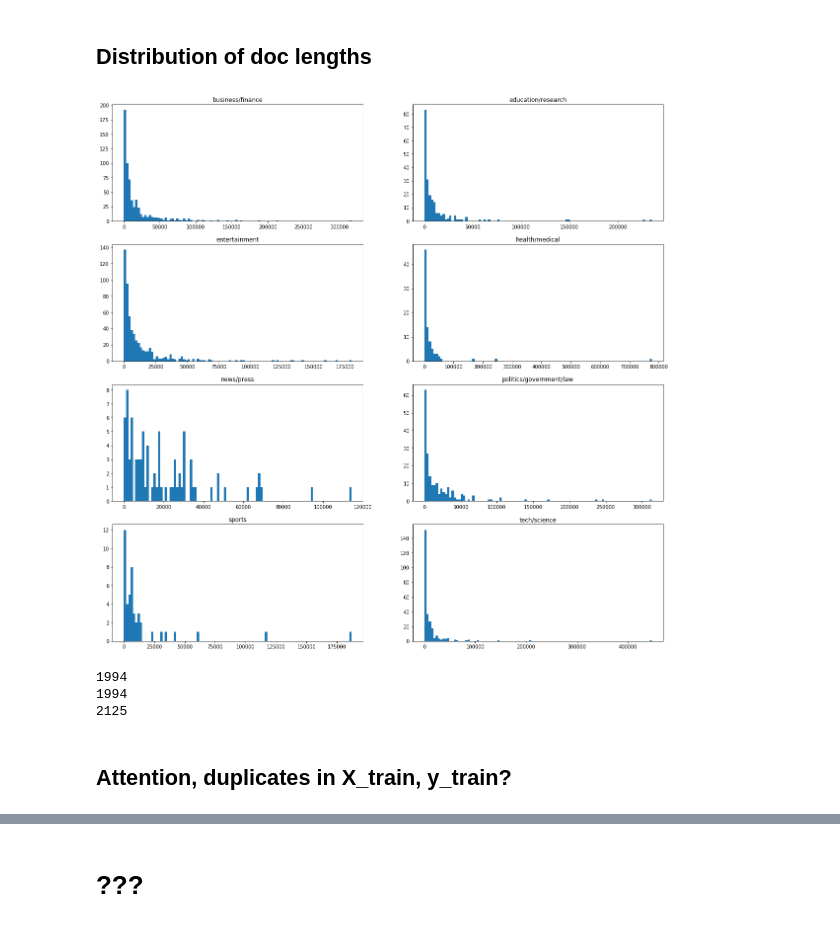
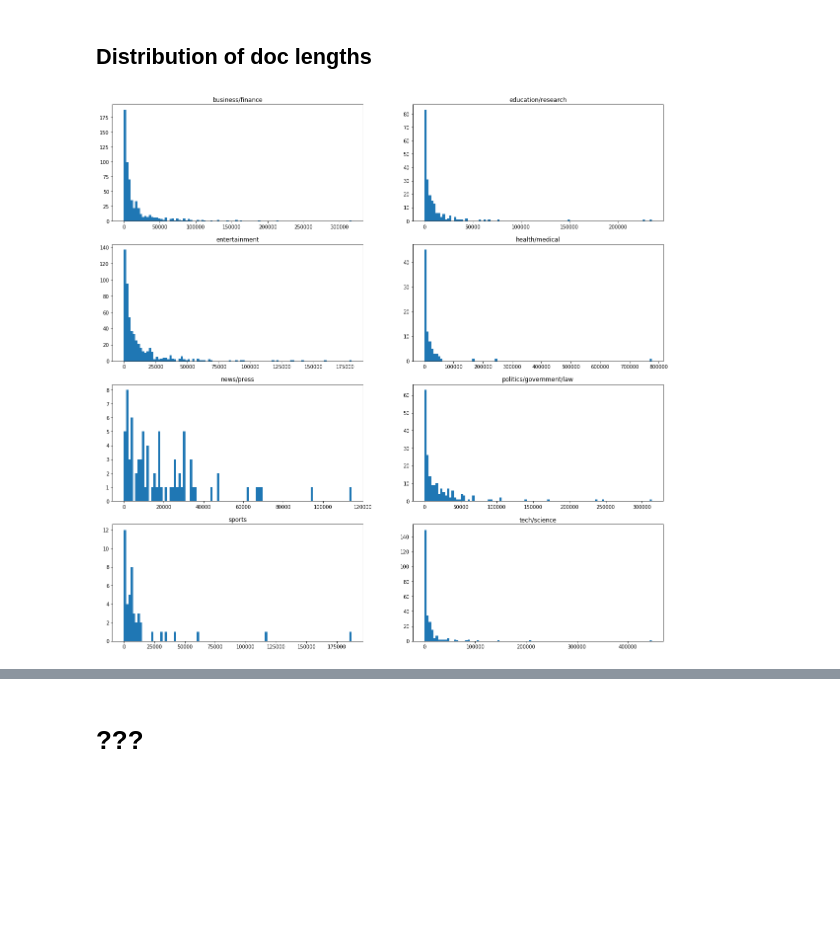
Before and after one commit to karray3000/ALTEGRAD-Challenge, a Jupyter notebook: EDA.ipynb, the cells around one changed output, grey strips where cells are left out. Drawn from its saved outputs; the diff is of its cells as text; code cells hidden in the pictures; blank space fills up the shorter version.

```diff
--- a/EDA.ipynb
+++ b/EDA.ipynb
@@ -39,0 +43,5 @@ plt.xticks(rotation=90)
+# %%
+labels = ['business/finance', 'education/research', 'entertainment', 'health/medical',
+          'news/press', 'politics/government/law', 'sports', 'tech/science']
+weights = {label: len(y_train) / ( 8 * len([l for l in y_train if l == label ])) for label in labels}
+weights
@@ -42,14 +59,13 @@ plt.xticks(rotation=90)
 # %%
 fig, ax = plt.subplots(4, 2, figsize=(20, 20))
 for i in range(8):
     lb = labels[i]
-    features, seen_hosts =[], []
+    features = []
     for u in range(len(y_train)):
         x = X_train[u]
-        if lb == y_train[u] and x[0] not in seen_hosts:
+        if lb == y_train[u]:
             features.append(len(x[1].split(' ')))
-            seen_hosts.append(x[0])
     ax[i // 2, i % 2].hist(features, bins=100)
     ax[i // 2, i % 2].set_title(lb)
 # %% [output]
-[figure, old version]
+[figure, new version]
@@ -59,10 +71,0 @@ G_labeled = G.subgraph(train_hosts)
-# %%
-print(len(G_labeled.nodes()))
-print(len(set(train_hosts)))
-print(len(train_hosts))
-# %% [output]
-1994
-1994
-2125
-# %% [markdown]
-## Attention, duplicates in X_train, y_train?
```
Also changed, not shown: parts of 11 cells of this notebook, 4 other files.
